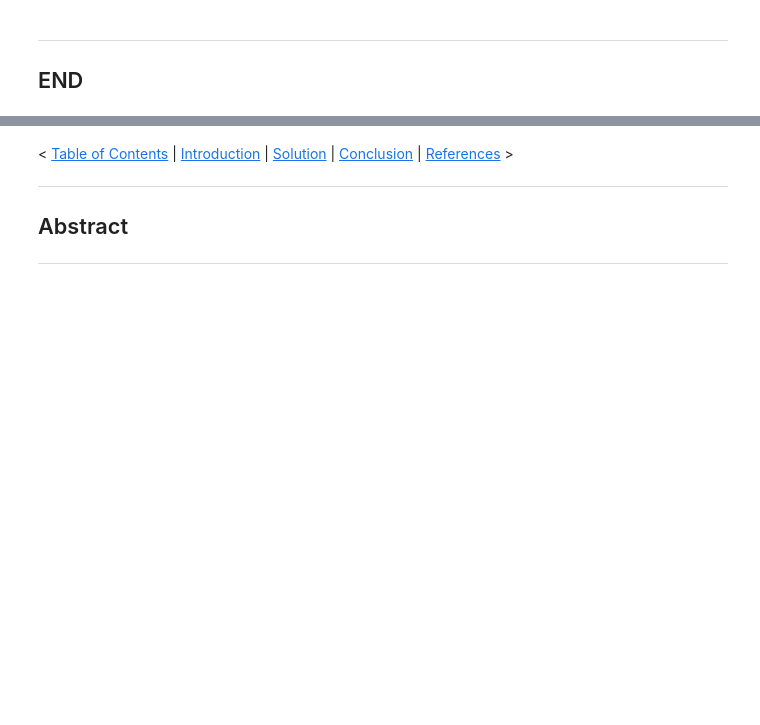
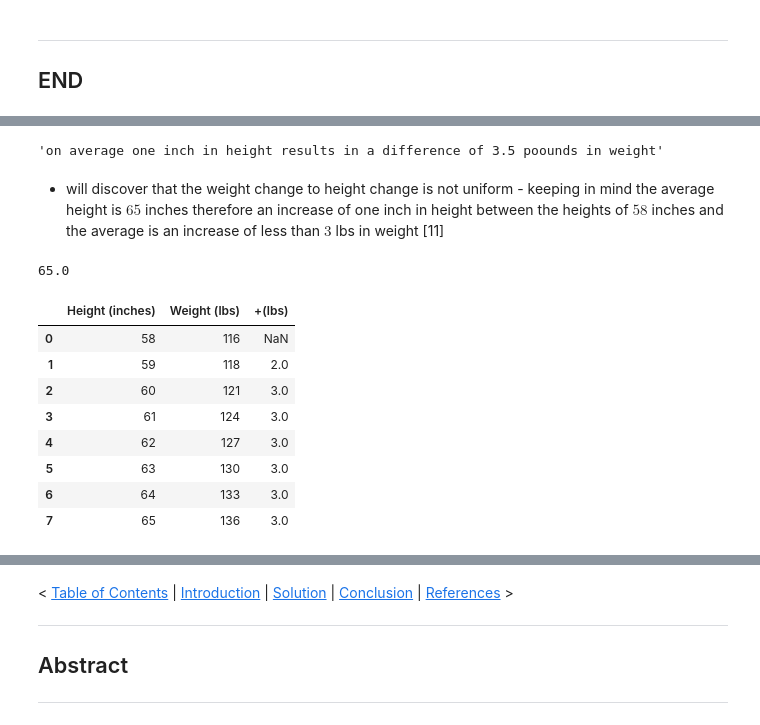
Before and after one commit to SeanOhAileasa/mls-scikit-learn-scipy-stats, a Jupyter notebook: scikit-learn.ipynb, the cells around one changed output, grey strips where cells are left out. Cells and saved outputs as stored; diff of their text form; code cells hidden in the pictures; blank space fills up the shorter version.

```diff
--- a/scikit-learn.ipynb
+++ b/scikit-learn.ipynb
@@ -387,0 +449,24 @@ exit()
+# %%
+f"on average one inch in height results in a difference of {lb} poounds in weight"
+# %% [output]
+'on average one inch in height results in a difference of 3.5 poounds in weight'
+# %% [markdown]
+- will discover that the weight change to height change is not uniform - keeping in mind the average height is $65$ inches therefore an increase of one inch in height between the heights of $58$ inches and the average is an increase of less than $3$ lbs in weight [11]
+# %%
+heightAvg
+# %% [output]
+65.0
+# %%
+d["+(lbs)"]=d["Weight (lbs)"].diff()
+# %%
+d[:8]
+# %% [output]
+|  | Height (inches) | Weight (lbs) | +(lbs) |
+| 0 | 58 | 116 | NaN |
+| 1 | 59 | 118 | 2.0 |
+| 2 | 60 | 121 | 3.0 |
+| 3 | 61 | 124 | 3.0 |
+| 4 | 62 | 127 | 3.0 |
+| 5 | 63 | 130 | 3.0 |
+| 6 | 64 | 133 | 3.0 |
+| 7 | 65 | 136 | 3.0 |
```
Also changed, not shown: parts of 156 cells of this notebook.
